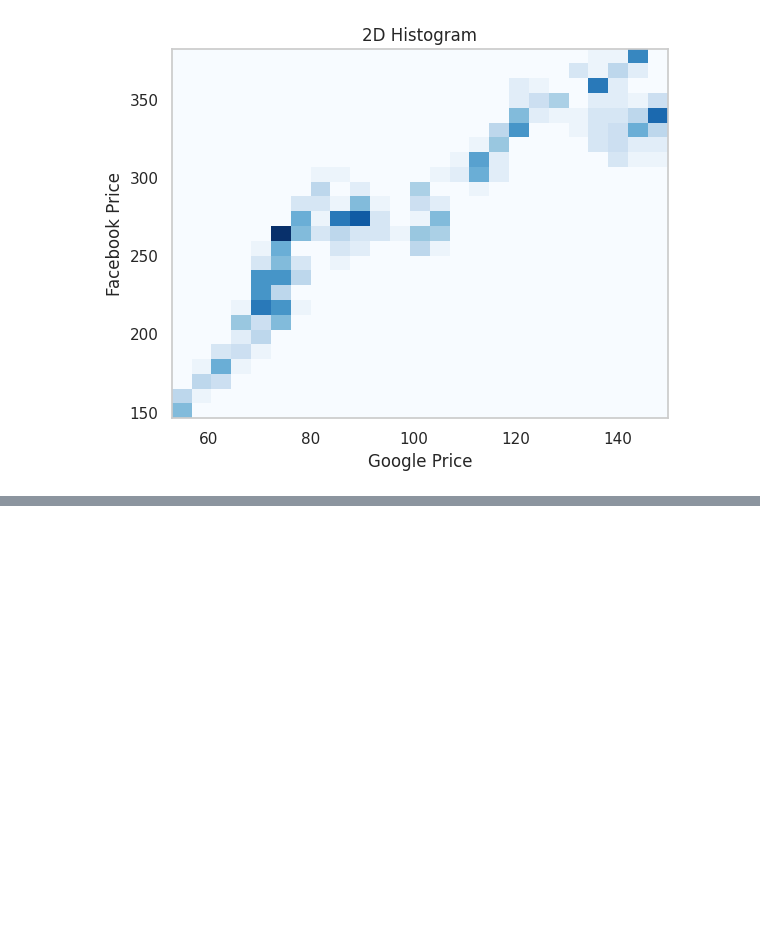
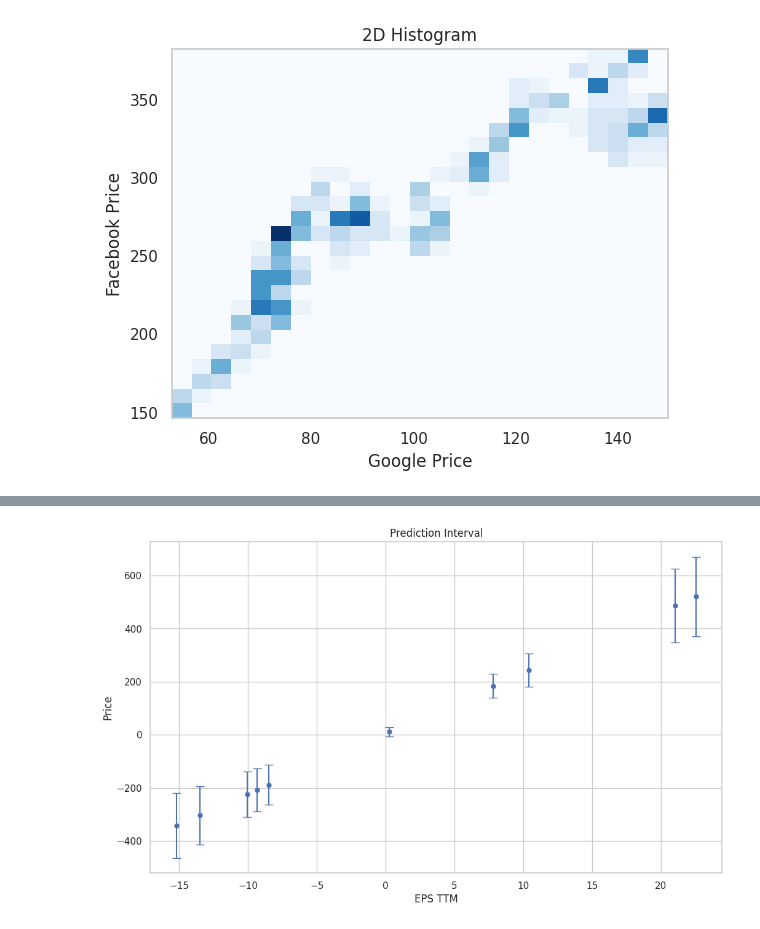
Before and after one commit to hajju0617/Data-Analysis-Study, a Jupyter notebook: python_data_processing_and_visualization.ipynb, the cells around one changed output, grey strips where cells are left out. Saved outputs shown, nothing was run; the diff lists cells and outputs as text; code cells hidden in the pictures; blank space fills up the shorter version.

```diff
--- a/python_data_processing_and_visualization.ipynb
+++ b/python_data_processing_and_visualization.ipynb
@@ -1321,0 +1409,9 @@ plt.show()
+# %%
+import random
+random.seed(8)
+# min ~ max --> (min - 20) ~ (max + 20)
+random_eps_ttm = [random.uniform(price_earning["eps_ttm"].min() - 20,
+                                 price_earning["eps_ttm"].max() + 20)
+                  for i in range(10)]
+random_eps_ttm = sorted(random_eps_ttm, reverse=False)
+random_eps_ttm
@@ -1321,0 +1429,7 @@ plt.show()
+# %%
+new_observation = pd.DataFrame({"eps_ttm": random_eps_ttm})
+# %%
+prediction = (model
+              .get_prediction(new_observation)
+              .summary_frame(alpha=0.05))
+prediction
@@ -1321,0 +1448,4 @@ plt.show()
+# %%
+prediction["prediction_error"] = (
+    prediction["mean"] - prediction["obs_ci_lower"])
+prediction["prediction_error"]
@@ -1321,0 +1465,11 @@ plt.show()
+# %%
+fig, ax = plt.subplots(figsize=(12, 7))
+ax.errorbar(x = new_observation["eps_ttm"],
+            y = prediction["mean"],
+            yerr = prediction["prediction_error"],
+            fmt='o', markersize=5, capsize=5)
+ax.set(xlabel='EPS TTM', ylabel='Price',
+       title='Prediction Interval')
+plt.show()
+# %% [output]
+[figure, added]
```
Also changed, not shown: parts of 16 cells of this notebook.
